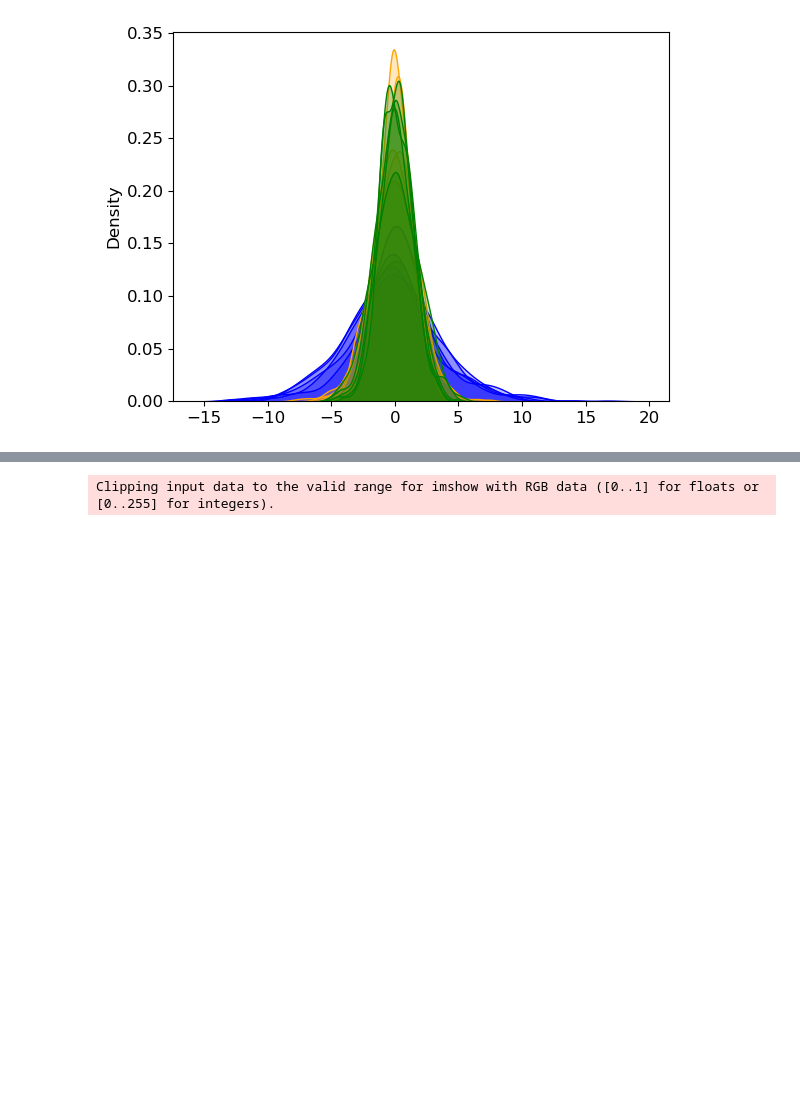
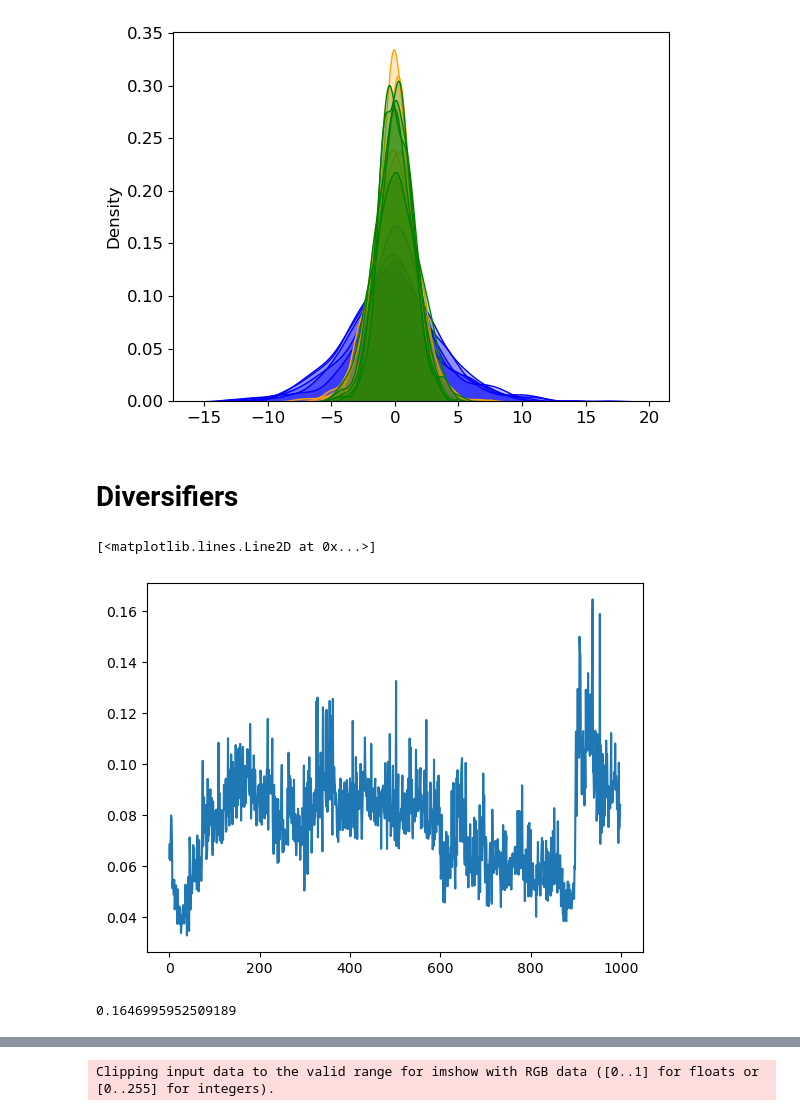
Before and after one commit to Cpetak/CA_GRN2, a Jupyter notebook: variable.ipynb, the cells around one changed output, grey strips where cells are left out. Saved outputs shown, nothing was run; the diff lists cells and outputs as text; code cells hidden in the pictures; blank space fills up the shorter version.

```diff
--- a/variable.ipynb
+++ b/variable.ipynb
@@ -499,3 +499,27 @@ for i,g in enumerate(env2_genos):
     sns.kdeplot(g.flatten(),fill=True,color="green")
 # %% [output]
 [figure]
+# %% [markdown]
+# Diversifiers
+# %%
+import os
+
+root="results_testing_saving/"
+
+season_len = 300
+rules = [70,70]
+rule = 70
+seed_ints = [69904,149796]
+metric = "beststd"
+
+vari_beststds=[np.loadtxt(os.path.expanduser(root+f"stats_{season_len}_{rules[0]}-{rules[1]}_{seed_ints[0]}-{seed_ints[1]}_{i+1}_{metric}.txt")) for i in range(2)]
+
+plt.plot(vari_beststds[0])
+# %% [output]
+[<matplotlib.lines.Line2D at 0x...>]
+[figure, added]
+# %%
+int_generation = np.argmax(vari_beststds[0])
+vari_beststds[0][int_generation]
+# %% [output]
+0.1646995952509189
```
Also changed, not shown: parts of 16 cells of this notebook, 4 other files.
